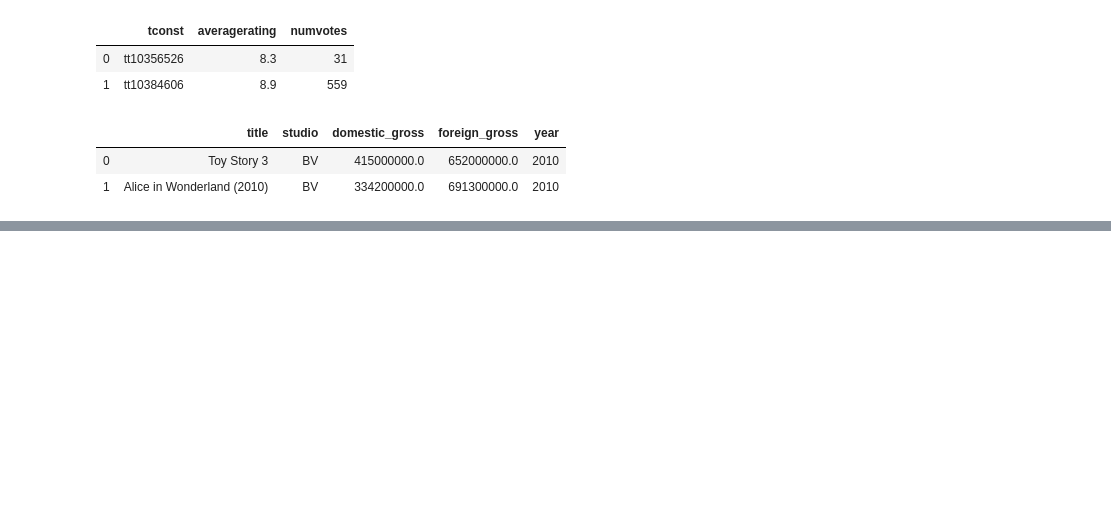
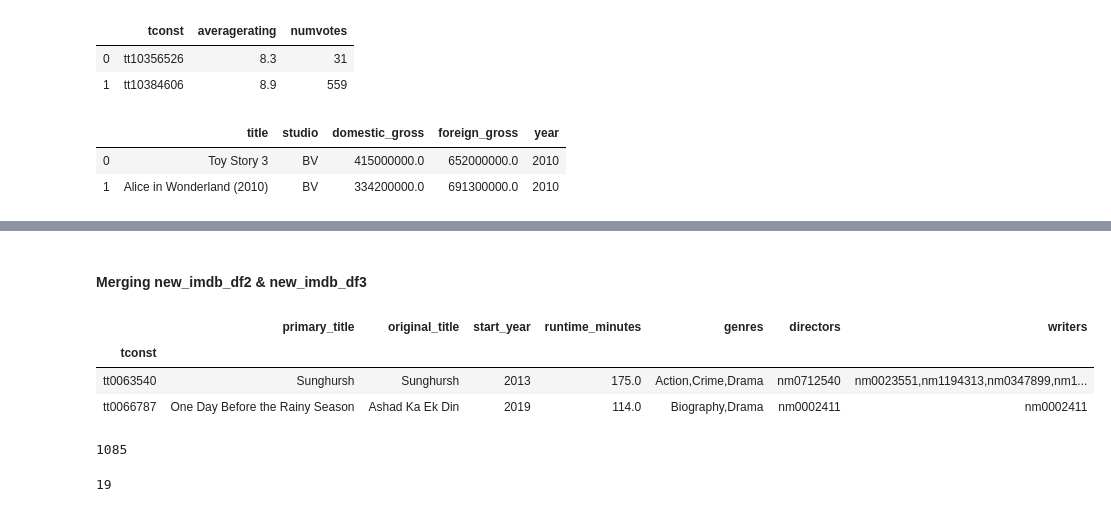
Before and after one commit to ksis1st/Project_MS_Studio, a Jupyter notebook: Project_MS_Studio.ipynb, the cells around one changed output, grey strips where cells are left out. Cells and saved outputs as stored; diff of their text form; code cells hidden in the pictures; blank space fills up the shorter version.

```diff
--- a/Project_MS_Studio.ipynb
+++ b/Project_MS_Studio.ipynb
@@ -1261,0 +1272,2 @@ new_bom.head(2)
+# %% [markdown]
+#### Merging new_imdb_df2 & new_imdb_df3
@@ -1261,0 +1280,15 @@ new_bom.head(2)
+# %%
+new_imdb_df_2n3.head(2)
+# %% [output]
+|  | primary_title | original_title | start_year | runtime_minutes | genres | directors | writers |
+| tconst |  |  |  |  |  |  |  |
+| tt0063540 | Sunghursh | Sunghursh | 2013 | 175.0 | Action,Crime,Drama | nm0712540 | nm0023551,nm1194313,nm0347899,nm1... |
+| tt0066787 | One Day Before the Rainy Season | Ashad Ka Ek Din | 2019 | 114.0 | Biography,Drama | nm0002411 | nm0002411 |
+# %%
+new_imdb_df_2n3.genres.nunique()
+# %% [output]
+1085
+# %%
+new_imdb_df_2n3.start_year.nunique()
+# %% [output]
+19
```
Also changed, not shown: parts of 32 cells of this notebook.
